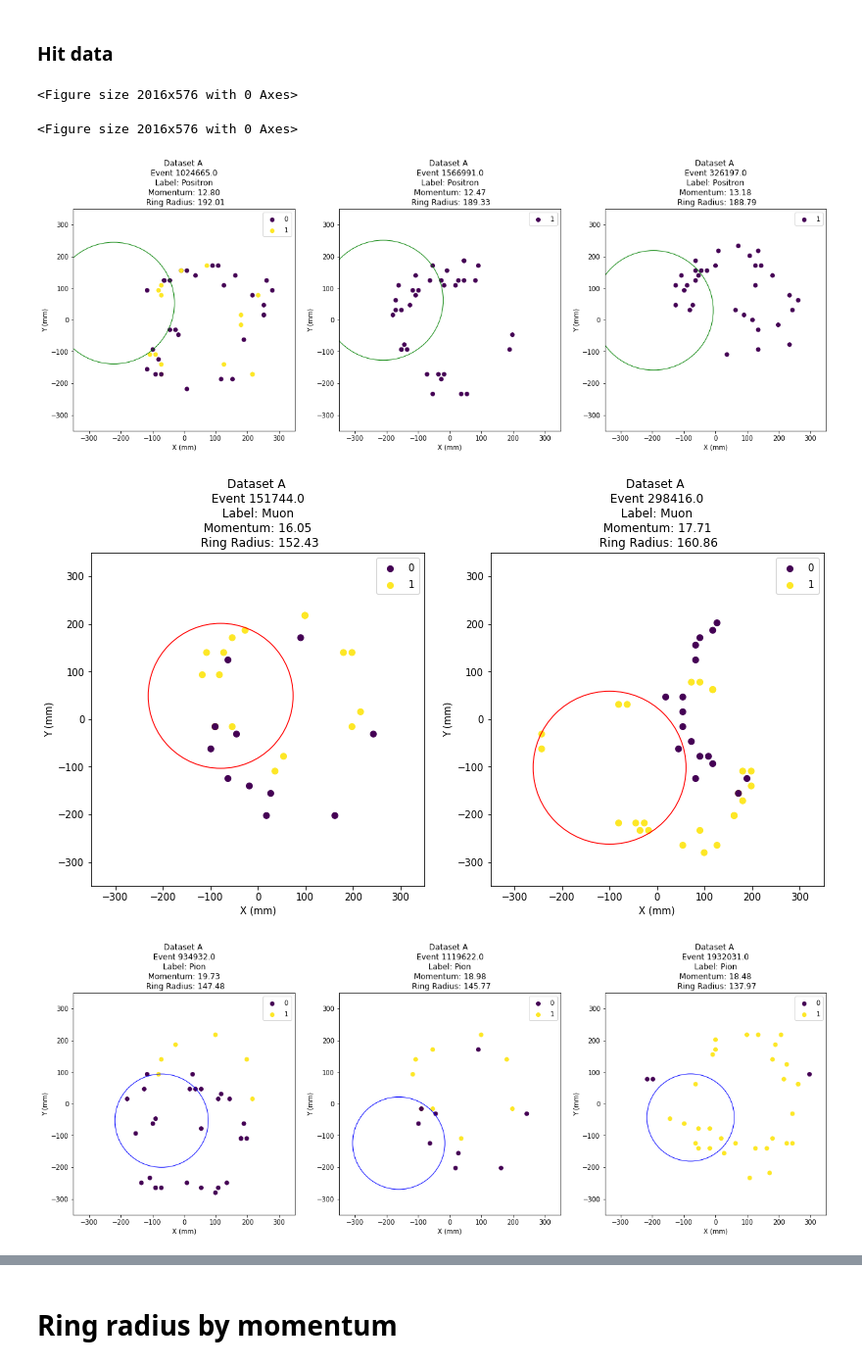
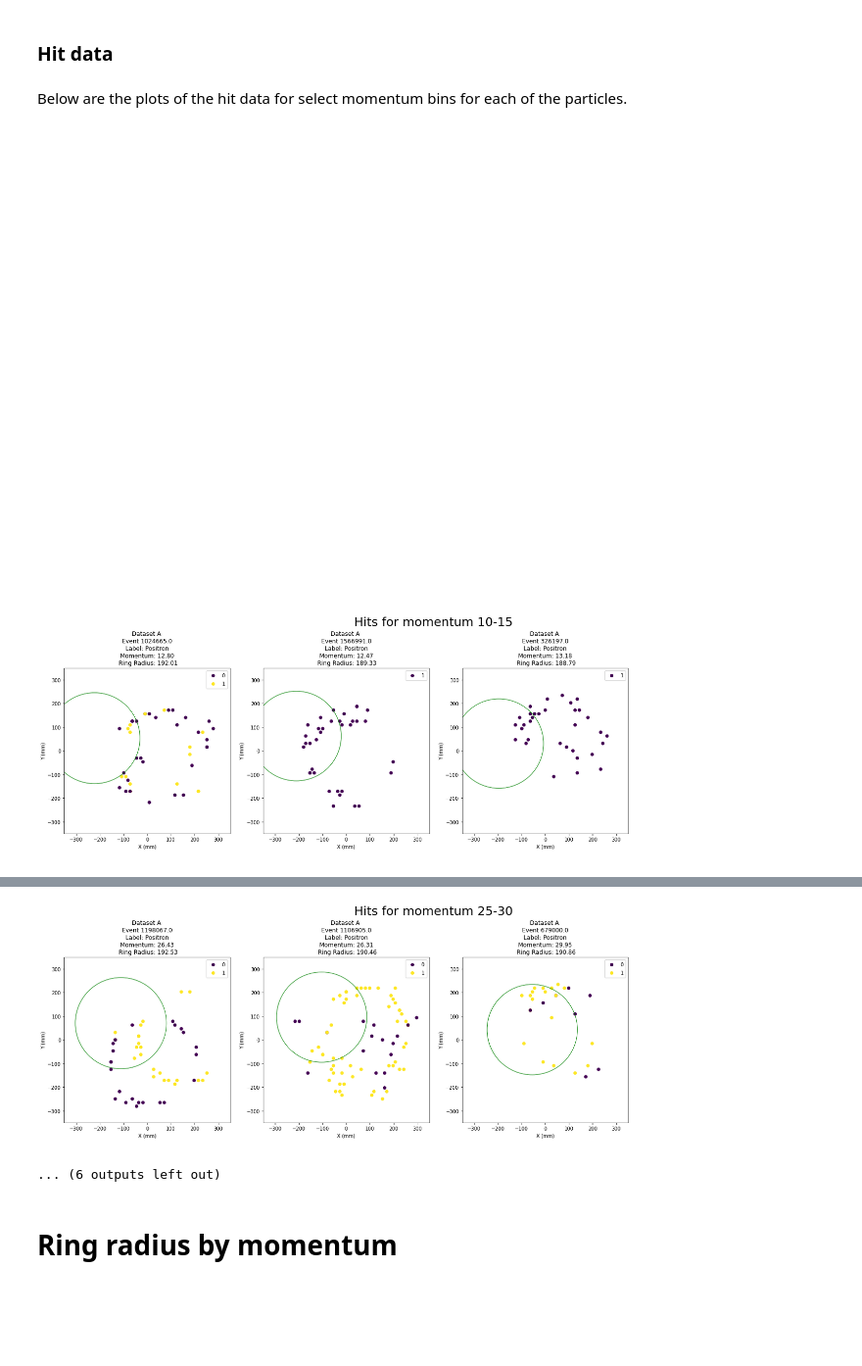
Before and after one commit to TRIUMF-Capstone2022/richai, a Jupyter notebook: notebooks/Exploratory_data_analysis-rings.ipynb, the cells around one changed output, grey strips where cells are left out. Shown at 98% size. Saved outputs shown, nothing was run; the diff lists cells and outputs as text; code cells hidden in the pictures; blank space fills up the shorter version.

Commit message:
docs: fix rendering of plot grid

```diff
--- a/notebooks/Exploratory_data_analysis-rings.ipynb
+++ b/notebooks/Exploratory_data_analysis-rings.ipynb
@@ -249,13 +249,22 @@ def hit_data_array(dfile, sample_size, momentum_lwr, momentum_upr, delta_time, m
     Returns
     -------
     muon_hits : numpy array
-        Array with hits and event information for muons in momentum range
+        Array with hits information for muons in momentum range
+
+    muon_hit_event: numpy array
+        Array with event information associated with the muon hits
 
     pion_hits : numpy array
-        Array with hits and event information for pions in momentum range
+        Array with hits information for pions in momentum range
+
+    pion_hit_event: numpy array
+        Array with event information associated with the pion hits
 
     positron_hits : numpy array
-        Array with hits and event information for positrons in momentum range
+        Array with hits information for positrons in momentum range
+
+    positron_hit_event: numpy array
+        Array with event information associated with the positron hits
     """
 
     #getting event data, hit data and hit mapping from the data file
@@ -287,7 +296,7 @@ def draw_pmt_pos(ax,pmt_pos):
             ax.add_patch(plt.Circle((i[0],i[1]),1.0, color='black'))
     return ax
 # %%
-def plot_hits(hits, hit_events, particle_label, col_num):
+def plot_hits(hits, hit_events, particle_label, col_num, title=None):
 
     """
         Plot hits for each event for a particle hit array
@@ -301,8 +310,8 @@ def plot_hits(hits, hit_events, particle_label, col_num):
     ax=ax.flatten()
 
     for i in range(-rem, 0):
-
-        fig.delaxes(ax[i])
+        #fig.delaxes(ax[i])
+        ax[i].axis('off')
 
     for event in range(0, events):
 
@@ -316,11 +325,13 @@ def plot_hits(hits, hit_events, particle_label, col_num):
             clr="green"
             label="Positron"
 
+        fig.suptitle(title, fontsize=25)
         ax[event].set_aspect('equal')
         ax[event].set_xlim(-350,350) # mm
         ax[event].set_ylim(-350,350) # mm
         ax[event].set_xlabel('X (mm)')
         ax[event].set_ylabel('Y (mm)')
+
 
         position_map = np.load("/home/mukund/RICHPID/event_display/rich_pmt_positions.npy")
 
@@ -337,18 +348,19 @@ def plot_hits(hits, hit_events, particle_label, col_num):
 # Plots
 # %% [markdown]
 ### Hit data
+# %% [markdown]
+Below are the plots of the hit data for select momentum bins for each of the particles.
 # %%
 dfile=data_files['A/Run008563']
 
 bins=[(10,15), (15,20) ,(20,25), (25,30),(30,35), (35,40)]
 for bin_ in bins:
     muon, muon_events, pion, pion_events, positron, positron_events=hit_data_array(dfile, 20, bin_[0], bin_[1], 5)
-    plot_hits(muon, muon_events, 0, 4)
-    plot_hits(pion, pion_events, 1, 4)
-    plot_hits(positron, positron_events, 2, 4)
+    title=f"Hits for momentum {bin_[0]}-{bin_[1]}"
+    plot_hits(muon, muon_events, 0, 4, title)
+    plot_hits(pion, pion_events, 1, 4, title)
+    plot_hits(positron, positron_events, 2, 4, title)
 # %% [output]
-<Figure size 2016x576 with 0 Axes>
-<Figure size 2016x576 with 0 Axes>
-[figure, old version]
+[figure, new version]
-[figure, old version]
+[figure, new version]
-[figure, old version]
+[figure, new version]
@@ -363,3 +375,5 @@ for bin_ in bins:
+[figure, added]
+... (6 outputs left out)
 # %% [markdown]
 # Ring radius by momentum
 # %%
```
Also changed, not shown: parts of 2 cells of this notebook.
